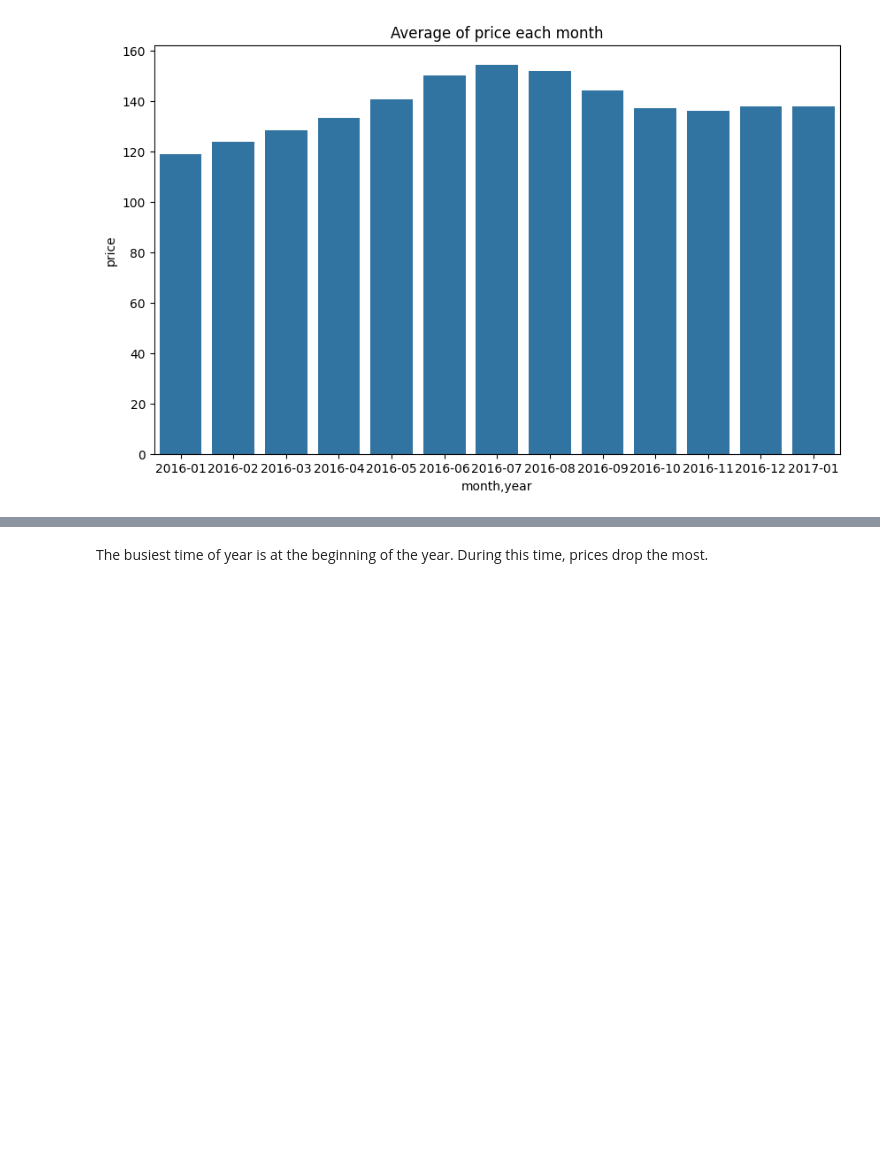
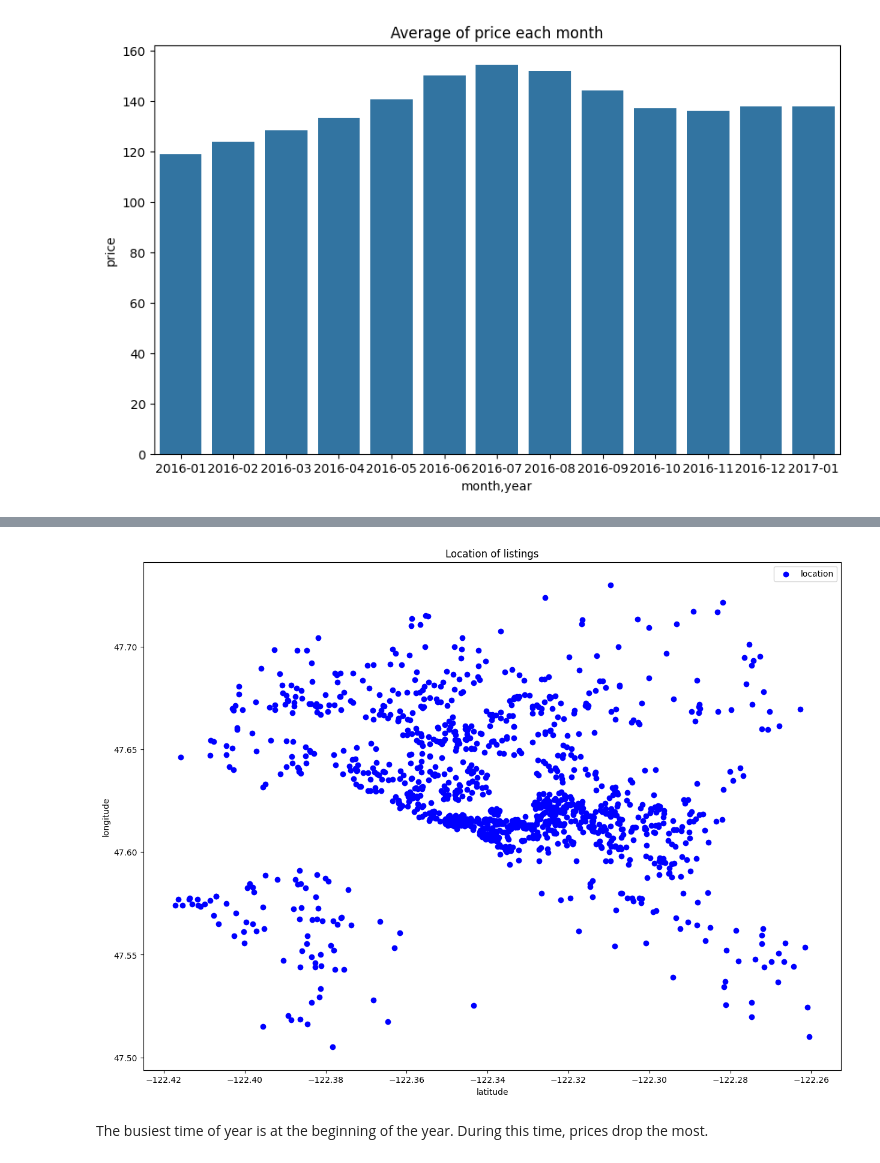
Before and after one commit to NTPac/Write-A-Data-Science-Blog-Post, a Jupyter notebook: data_process.ipynb, the cells around one changed output, grey strips where cells are left out. Drawn from its saved outputs; the diff is of its cells as text; code cells hidden in the pictures; blank space fills up the shorter version.

```diff
--- a/data_process.ipynb
+++ b/data_process.ipynb
@@ -437,0 +500,5 @@ plt.show()
+# %%
+homestay_expensive = listings_clone[listings_clone.price > price_mean]
+homestay_expensive.sort_values(by='price', ascending=False, inplace=True)
+print("number:", homestay_expensive.shape[0])
+homestay_expensive.head()
@@ -438,3 +513,13 @@ plt.show()
+# %%
+plt.figure(figsize=(15, 11))
+plt.scatter(homestay_expensive.longitude, homestay_expensive.latitude, color='blue', label='location')
+plt.xlabel("latitude")
+plt.ylabel("longitude")
+plt.title("Location of listings")
+plt.legend()
+plt.show()
+# %% [output]
+[figure, added]
 # %% [markdown]
 The busiest time of year is at the beginning of the year. During this time, prices drop the most.
 # %%
```
Also changed, not shown: parts of 12 cells of this notebook, 1 other file.
